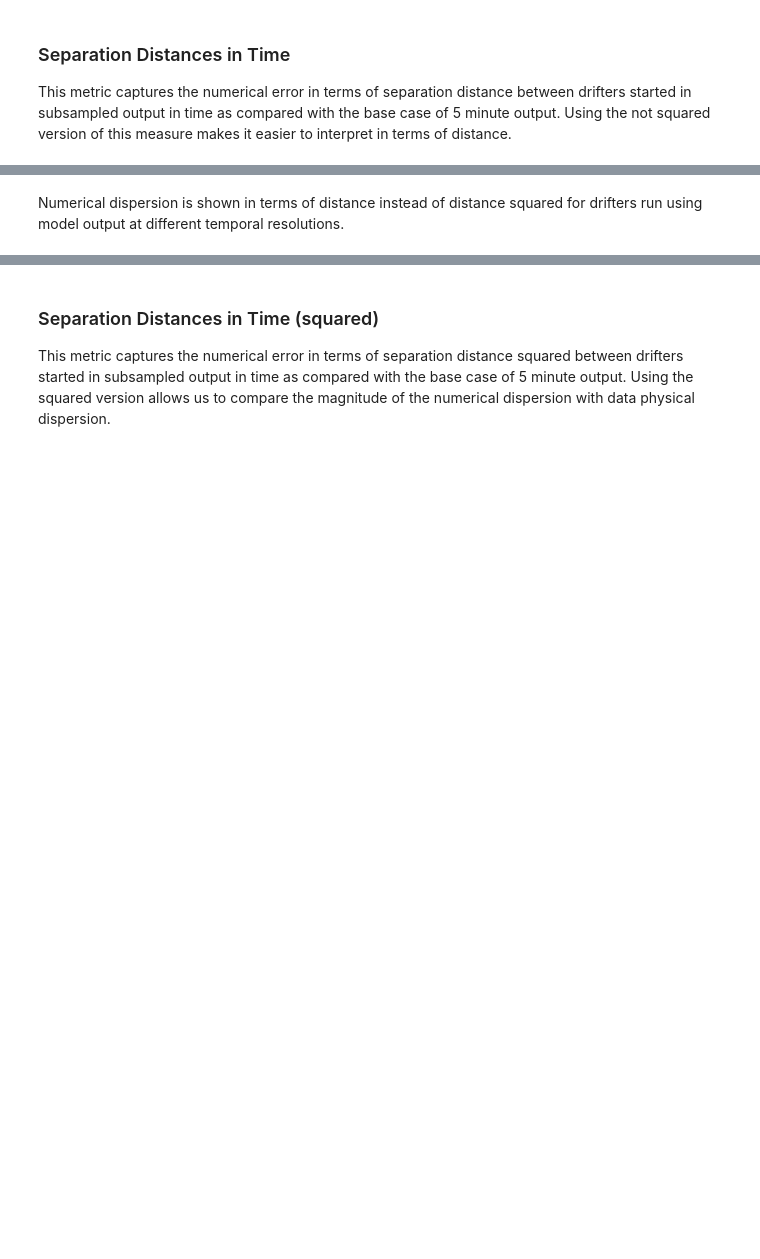
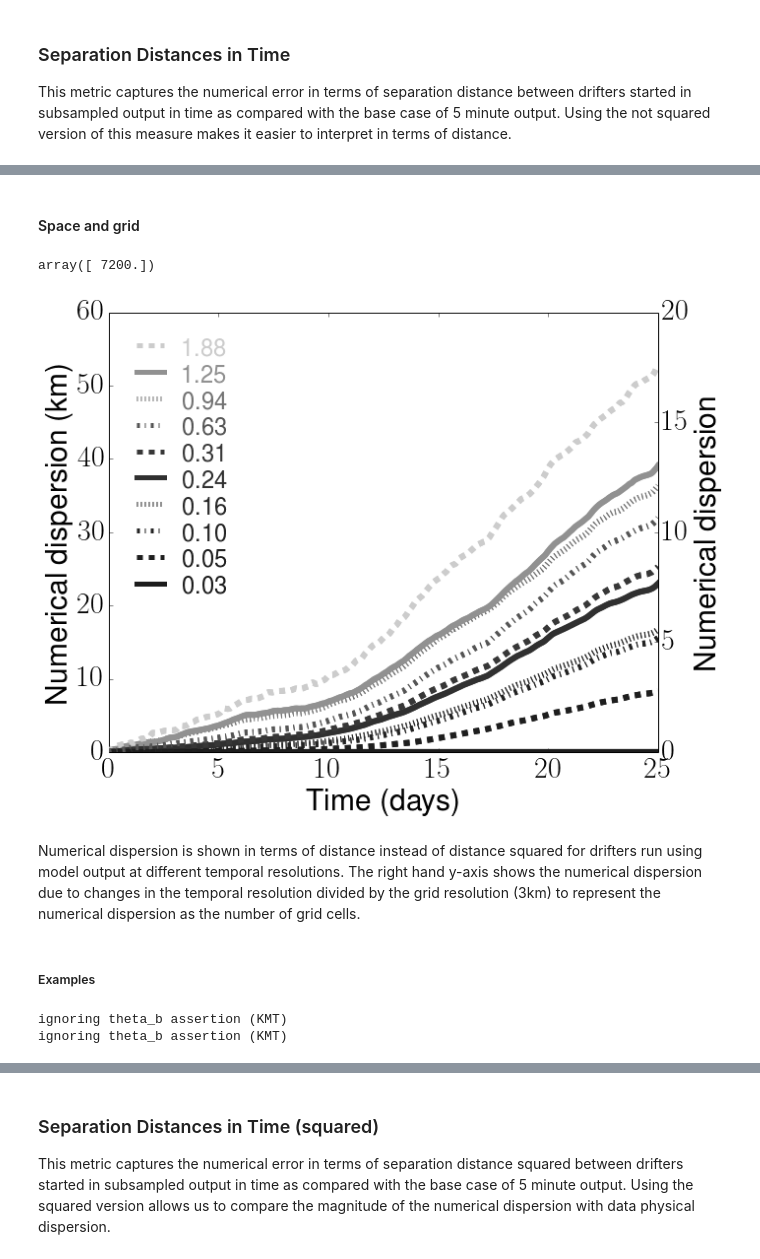
Before and after one commit to kthyng/time_res, a Jupyter notebook: time_res.ipynb, the cells around one changed output, grey strips where cells are left out. Cells and saved outputs as stored; diff of their text form; code cells hidden in the pictures; blank space fills up the shorter version.

```diff
--- a/time_res.ipynb
+++ b/time_res.ipynb
@@ -184,2 +140,54 @@ savefig('figures/D_numerical.png', bbox_inches='tight')
+# %% [markdown]
+#### Space and grid
+# %%
+Dt
+# %% [output]
+array([ 7200.])
+# %%
+# Calculate dispersion between different particles starting at the same location
+Files = glob.glob('/Volumes/Emmons/projects/time_res/calcs/*Dcomp.npz')
+Files.sort()
+fig = figure(figsize(10,8))
+ax1 = fig.add_subplot(111)
+ax2 = ax1.twinx()
+dx = 3
+
+for File in Files:
+    # Read in numerical dispersion values calculated previously on hafen
+    d = load(File)
+    D2 = d['D2']; t = d['t'];
+    days = (t-t[0])/(3600*24)
+    tseas = float(File.split('tseas_use')[1].split('_')[0])/60. # model output sampling time in minutes
+    cind = find(mins==tseas) # find index in plotting arrays for this simulation
+    ax1.plot(days, D2, color=cols[cind], linewidth=6, linestyle=ms[cind], label=mins[cind])
+    ax2.plot(days, D2/dx, color=cols[cind], linewidth=6, linestyle=ms[cind], label=None)
+
+# Make right side y ticks also for looking at grid resolution
+ax1.set_xlabel('Time (days)')
+ax1.set_ylabel('Numerical dispersion (km)')
+ylims = ax1.get_ylim()
+ax2.set_ylim(ylims[0]/dx, ylims[1]/dx)
+ax2.set_ylabel('Numerical dispersion')
+
+# legend
+for i, value in enumerate(ts):
+    text(0.135, 0.3+0.06*(i+1), "%.2f" % value, color=cols[i], transform = ax1.transAxes, fontsize=24, family='monospace')
+    plot([0.05,0.1], [0.324+0.06*(i+1),0.324+0.06*(i+1)], linestyle=ms[i], color=cols[i],
+         linewidth=5, transform = ax1.transAxes)
+
+savefig('figures/D_numerical.png', bbox_inches='tight')
+# %% [output]
+[figure, added]
 # %% [markdown]
-Numerical dispersion is shown in terms of distance instead of distance squared for drifters run using model output at different temporal resolutions.
+Numerical dispersion is shown in terms of distance instead of distance squared for drifters run using model output at different temporal resolutions. The right hand y-axis shows the numerical dispersion due to changes in the temporal resolution divided by the grid resolution (3km) to represent the numerical dispersion as the number of grid cells.
+# %% [markdown]
+##### Examples
+# %%
+# small grid for small map plotting
+llcrnrlon=-97.5; urcrnrlon=-90.5;
+llcrnrlat=26.5; urcrnrlat=30.5
+smallgrid = tracpy.inout.readgrid(loc, llcrnrlon=llcrnrlon, urcrnrlon=urcrnrlon,
+                                  llcrnrlat=llcrnrlat, urcrnrlat=urcrnrlat)  # grid file, Gulf model domain
+# %% [output]
+ignoring theta_b assertion (KMT)
+ignoring theta_b assertion (KMT)
```
Also changed, not shown: parts of 24 cells of this notebook, 1 other file.
